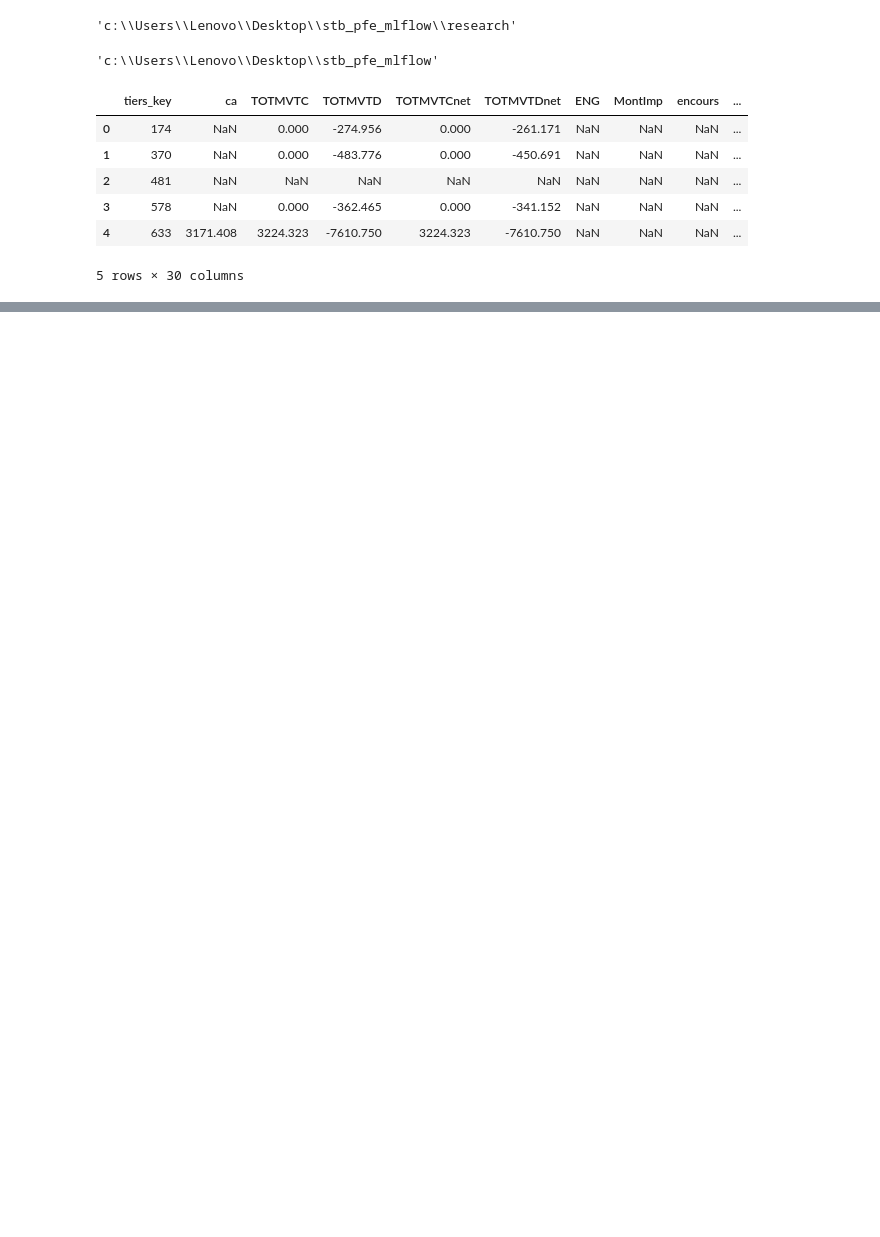
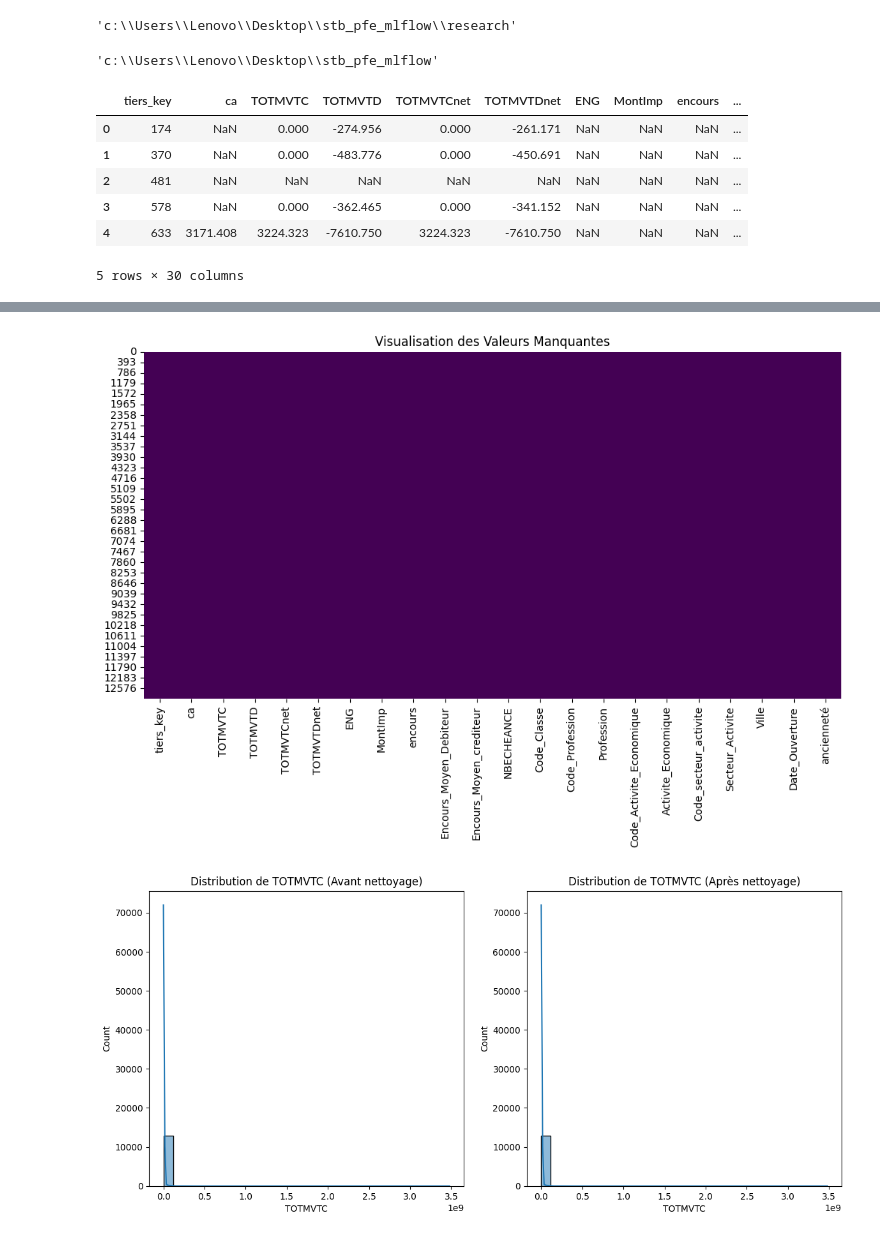
Before and after one commit to MedAliRommene/stb_pfe_mlflow, a Jupyter notebook: research/03_data_cleaning.ipynb, the cells around one changed output, grey strips where cells are left out. Drawn from its saved outputs; the diff is of its cells as text; code cells hidden in the pictures; blank space fills up the shorter version.

```diff
--- a/research/03_data_cleaning.ipynb
+++ b/research/03_data_cleaning.ipynb
@@ -188,0 +260,31 @@ except Exception as e:
+# %%
+import matplotlib.pyplot as plt
+import seaborn as sns
+
+# Visualisation des valeurs manquantes
+def plot_missing_values(df):
+    plt.figure(figsize=(12, 6))
+    sns.heatmap(df.isnull(), cbar=False, cmap='viridis')
+    plt.title('Visualisation des Valeurs Manquantes')
+    plt.show()
+
+# Distribution des variables avant et après nettoyage
+def plot_distribution(df, column):
+    plt.figure(figsize=(14, 6))
+    plt.subplot(1, 2, 1)
+    sns.histplot(df[column], bins=30, kde=True)
+    plt.title(f'Distribution de {column} (Avant nettoyage)')
+
+    # Appliquer le nettoyage ici...
+
+    plt.subplot(1, 2, 2)
+    sns.histplot(df[column], bins=30, kde=True)
+    plt.title(f'Distribution de {column} (Après nettoyage)')
+    plt.show()
+
+# Exemple d'utilisation
+plot_missing_values(df)
+plot_distribution(df, 'TOTMVTC')
+# %% [output]
+[figure, added]
+[figure, added]
```
Also changed, not shown: parts of 5 cells of this notebook, 27 other files.
